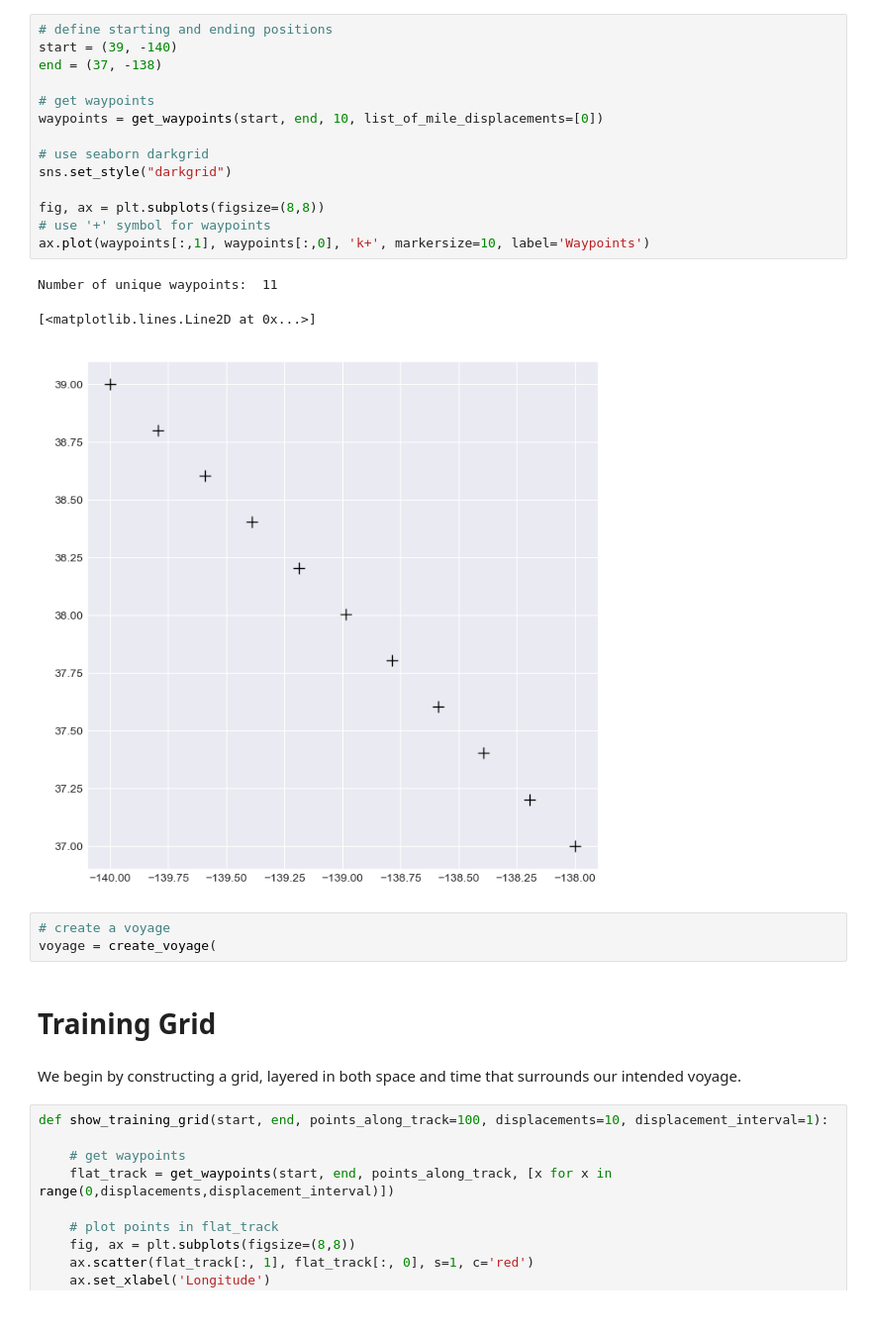
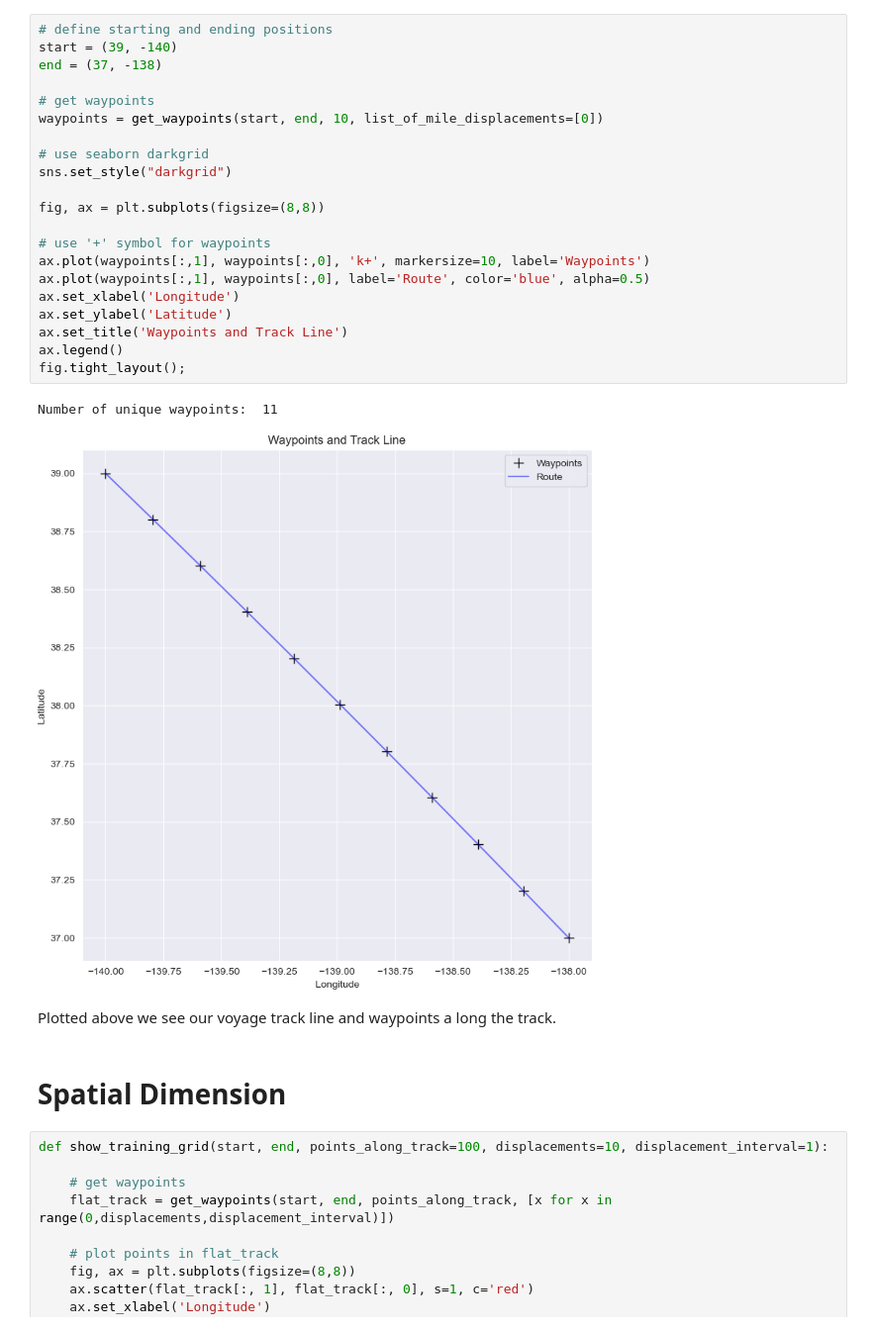
Before and after one commit to AlexSpradling/Deep-Learning-Celestial-Navigation, a Jupyter notebook: code/eda_notebook.ipynb, the cells around one changed output. Shown at 99% size. Drawn from its saved outputs; the diff is of its cells as text.

```diff
--- a/code/eda_notebook.ipynb
+++ b/code/eda_notebook.ipynb
@@ -19,28 +119,31 @@ Our pretend voyage won't be very long. We'll plan to travel from 39 N , 140 W to
 # %%
 # define starting and ending positions
 start = (39, -140)
 end = (37, -138)
 
 # get waypoints
 waypoints = get_waypoints(start, end, 10, list_of_mile_displacements=[0])
 
 # use seaborn darkgrid
 sns.set_style("darkgrid")
 
 fig, ax = plt.subplots(figsize=(8,8))
+
 # use '+' symbol for waypoints
 ax.plot(waypoints[:,1], waypoints[:,0], 'k+', markersize=10, label='Waypoints')
+ax.plot(waypoints[:,1], waypoints[:,0], label='Route', color='blue', alpha=0.5)
+ax.set_xlabel('Longitude')
+ax.set_ylabel('Latitude')
+ax.set_title('Waypoints and Track Line')
+ax.legend()
+fig.tight_layout();
 # %% [output]
 Number of unique waypoints:  11
-[<matplotlib.lines.Line2D at 0x...>]
-[figure, old version]
+[figure, new version]
-# %%
-# create a voyage
-voyage = create_voyage(
-# %% [markdown]
-# Training Grid
-# %% [markdown]
-We begin by constructing a grid, layered in both space and time that surrounds our intended voyage.
+# %% [markdown]
+Plotted above we see our voyage track line and waypoints a long the track.
+# %% [markdown]
+# Spatial Dimension
 # %%
 def show_training_grid(start, end, points_along_track=100, displacements=10, displacement_interval=1):
 
```
Also changed, not shown: parts of 14 cells of this notebook.
